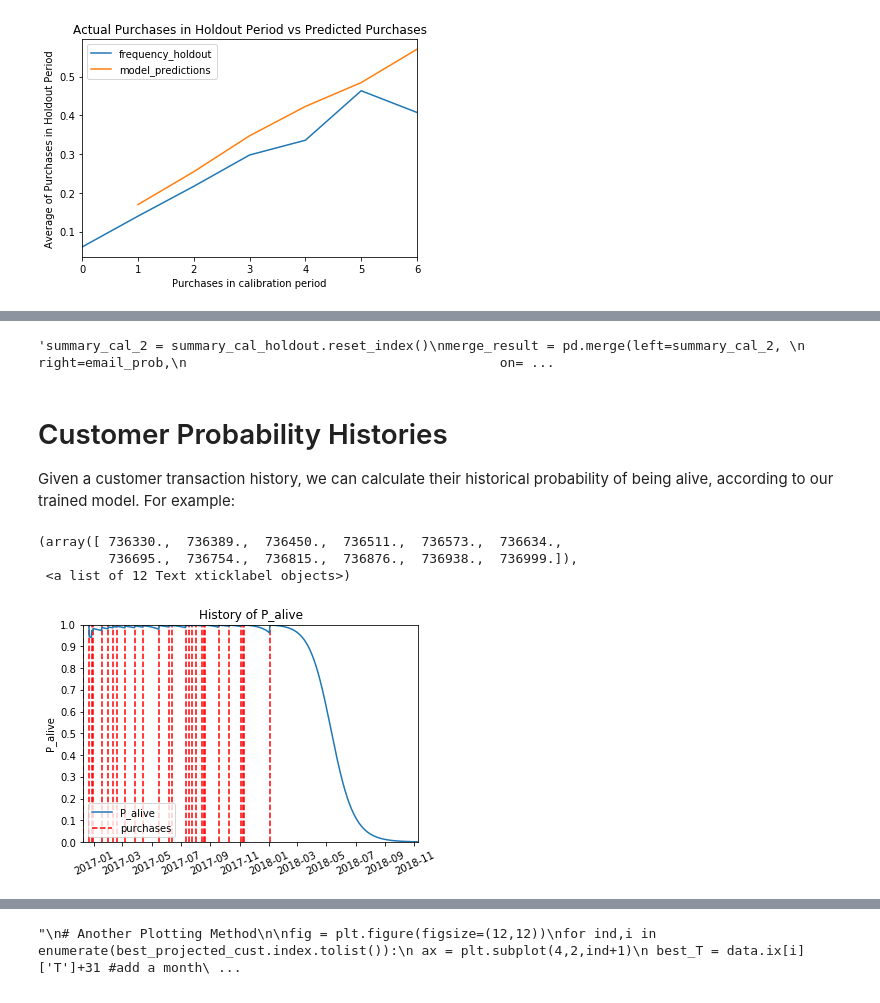
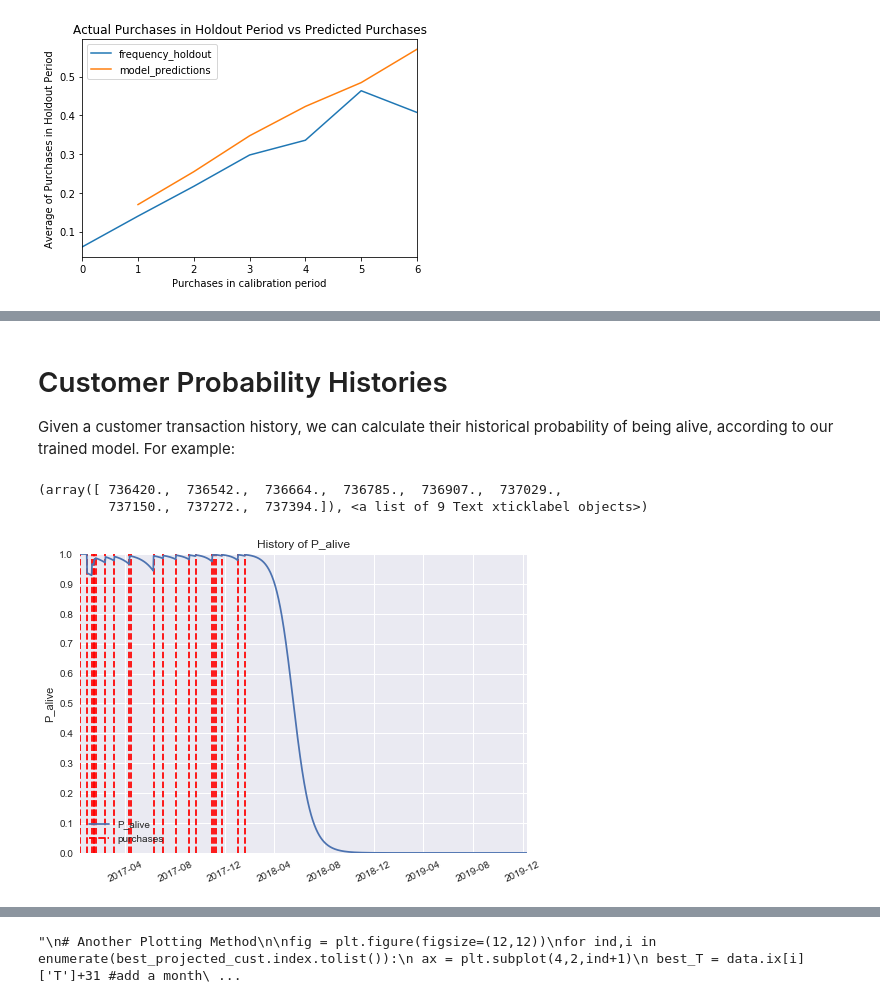
Before and after one commit to jeffl24/lifetime, a Jupyter notebook: CLTV_analysis.ipynb, the cells around one changed output, grey strips where cells are left out. Drawn from its saved outputs; the diff is of its cells as text; code cells hidden in the pictures.

```diff
--- a/CLTV_analysis.ipynb
+++ b/CLTV_analysis.ipynb
@@ -302,34 +286,26 @@ plot_period_transactions(bgf)
-# %%
-"""summary_cal_2 = summary_cal_holdout.reset_index()
-merge_result = pd.merge(left=summary_cal_2,
-                                        right=email_prob,
-                                        on="Email",
-                                        how='left')
-# merge_result.drop('Probability_x', axis=1, inplace=True)
-# merge_result.to_excel("email probability result.xlsx")"""
-# %% [output]
-'summary_cal_2 = summary_cal_holdout.reset_index()\nmerge_result = pd.merge(left=summary_cal_2, \n                                        right=email_prob,\n                                        on= ...
 # %% [markdown]
 # Customer Probability Histories
 Given a customer transaction history, we can calculate their historical probability of being alive, according to our trained model. For example:
 # %%
 from lifetimes.plotting import plot_history_alive
 # phyuwint1231@gmail.com
 # jessiejiaqiye@gmail.com
 # riasafadhilla@gmail.com
 # aliceklk@gmail.com
+# jovi.kau@gmail.com
+# choimsik@hotmail.com
+# erica.vrt@gmail.com
 
-id = "aliceklk@gmail.com"
-days_since_birth = 700
+id = "lavie_ind@yahoo.com"
+days_since_birth = 365*3
 sp_trans = transaction_data[transaction_data['Email'] == id]
 plot_history_alive(model=bgf,
                    t = days_since_birth,
                    transactions = sp_trans,
                    datetime_col = 'Paid at',
                   freq = "D")
 plt.xticks(rotation=25)
 # %% [output]
-(array([ 736330.,  736389.,  736450.,  736511.,  736573.,  736634.,
-         736695.,  736754.,  736815.,  736876.,  736938.,  736999.]),
- <a list of 12 Text xticklabel objects>)
+(array([ 736420.,  736542.,  736664.,  736785.,  736907.,  737029.,
+         737150.,  737272.,  737394.]), <a list of 9 Text xticklabel objects>)
-[figure, old version]
+[figure, new version]
```
Also changed, not shown: parts of 30 cells of this notebook, 1 other file.
